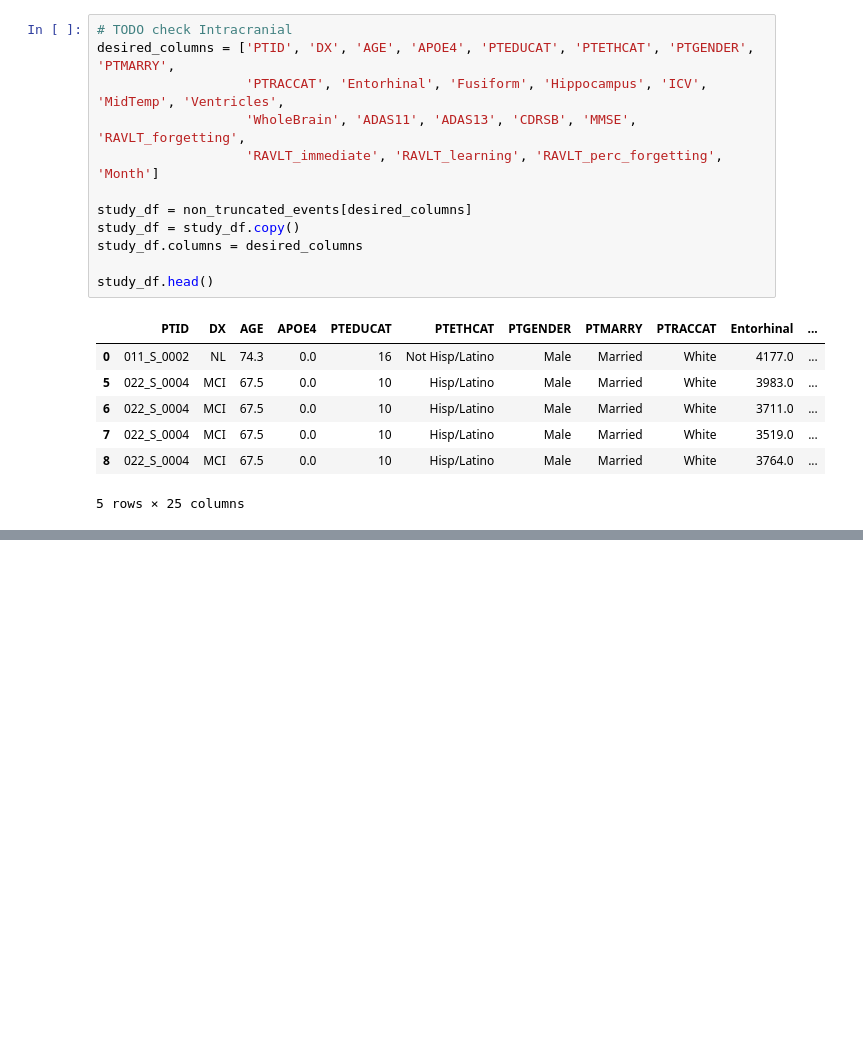
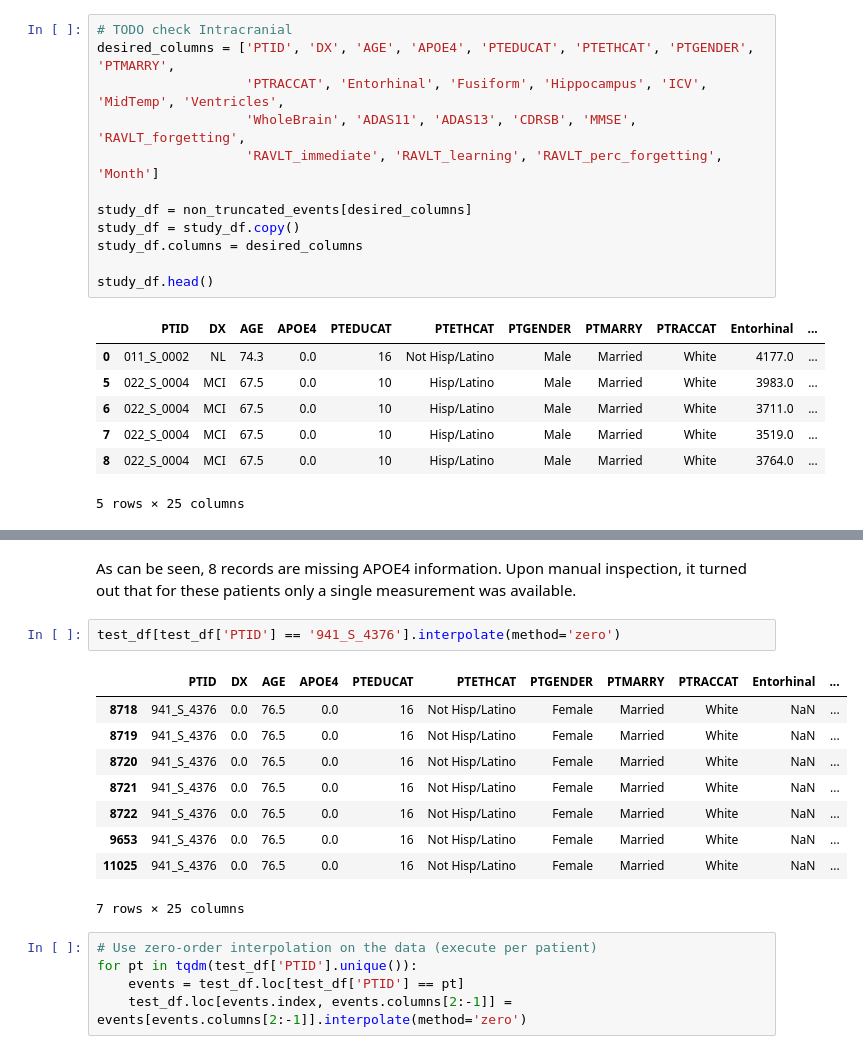
Before and after one commit to djessedirckx/mocia-research-internship, a Jupyter notebook: eda_preprocessing/Preprocessing.ipynb, the cells around one changed output, grey strips where cells are left out. Saved outputs shown, nothing was run; the diff lists cells and outputs as text; blank space fills up the shorter version.

```diff
--- a/eda_preprocessing/Preprocessing.ipynb
+++ b/eda_preprocessing/Preprocessing.ipynb
@@ -108,0 +133,19 @@ study_df[study_df['PTID'] == '023_S_0042']
+# %% [markdown]
+As can be seen, 8 records are missing APOE4 information. Upon manual inspection, it turned out that for these patients only a single measurement was available.
+# %%
+test_df[test_df['PTID'] == '941_S_4376'].interpolate(method='zero')
+# %% [output]
+|  | PTID | DX | AGE | APOE4 | PTEDUCAT | PTETHCAT | PTGENDER | PTMARRY | PTRACCAT | Entorhinal | ... |
+| 8718 | 941_S_4376 | 0.0 | 76.5 | 0.0 | 16 | Not Hisp/Latino | Female | Married | White | NaN | ... |
+| 8719 | 941_S_4376 | 0.0 | 76.5 | 0.0 | 16 | Not Hisp/Latino | Female | Married | White | NaN | ... |
+| 8720 | 941_S_4376 | 0.0 | 76.5 | 0.0 | 16 | Not Hisp/Latino | Female | Married | White | NaN | ... |
+| 8721 | 941_S_4376 | 0.0 | 76.5 | 0.0 | 16 | Not Hisp/Latino | Female | Married | White | NaN | ... |
+| 8722 | 941_S_4376 | 0.0 | 76.5 | 0.0 | 16 | Not Hisp/Latino | Female | Married | White | NaN | ... |
+| 9653 | 941_S_4376 | 0.0 | 76.5 | 0.0 | 16 | Not Hisp/Latino | Female | Married | White | NaN | ... |
+| 11025 | 941_S_4376 | 0.0 | 76.5 | 0.0 | 16 | Not Hisp/Latino | Female | Married | White | NaN | ... |
+7 rows × 25 columns
+# %%
+# Use zero-order interpolation on the data (execute per patient)
+for pt in tqdm(test_df['PTID'].unique()):
+    events = test_df.loc[test_df['PTID'] == pt]
+    test_df.loc[events.index, events.columns[2:-1]] = events[events.columns[2:-1]].interpolate(method='zero')
```
Also changed, not shown: parts of 19 cells of this notebook.
